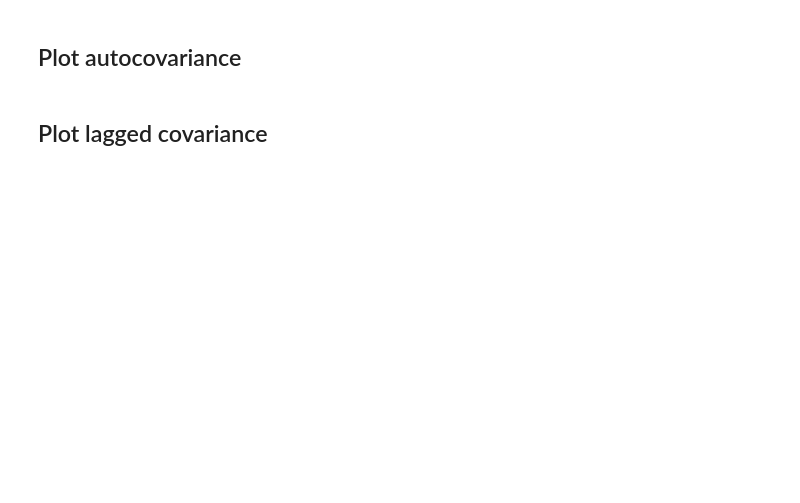
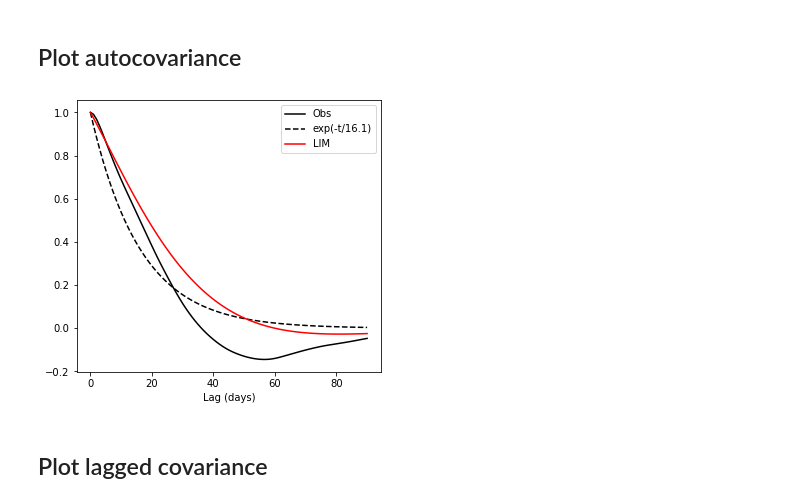
Before and after one commit to gchenpu/python, a Jupyter notebook: AM_indices/lim_AM_index_pt.ipynb, the cells around one changed output. Saved outputs shown, nothing was run; the diff lists cells and outputs as text; code cells hidden in the pictures; blank space fills up the shorter version.

```diff
--- a/AM_indices/lim_AM_index_pt.ipynb
+++ b/AM_indices/lim_AM_index_pt.ipynb
@@ -290,8 +135,10 @@ plt.colorbar()
 # %%
 from plot_AM_index_mod import plot_cov
 
-k = np.isin(p, 10).nonzero()[0][0]
-plot_cov(y, yf=yf, k=k, lag_time=lag_time)
+k = np.isin(p_np, 10).nonzero()[0][0]
+plot_cov(y_np, yf=yf_np, k=k, lag_time=lag_time)
+# %% [output]
+[figure, added]
 # %% [markdown]
 ## Plot lagged covariance
 # %%
```
Also changed, not shown: parts of 7 cells of this notebook, 6 other files.
